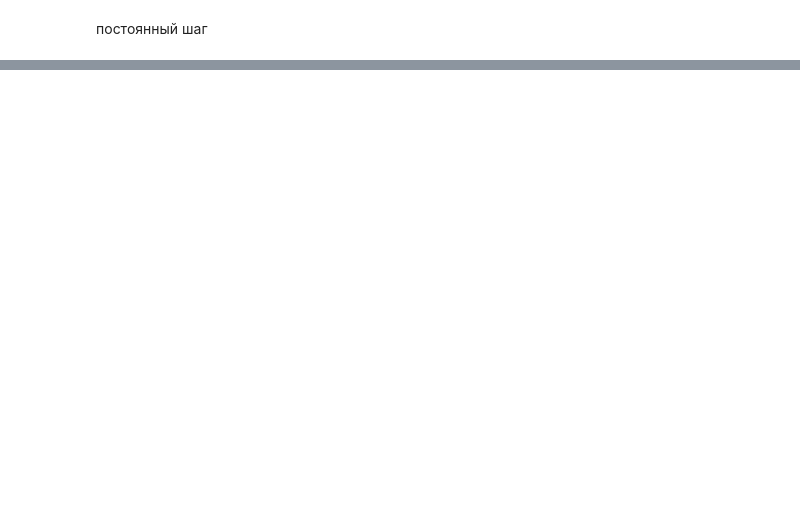
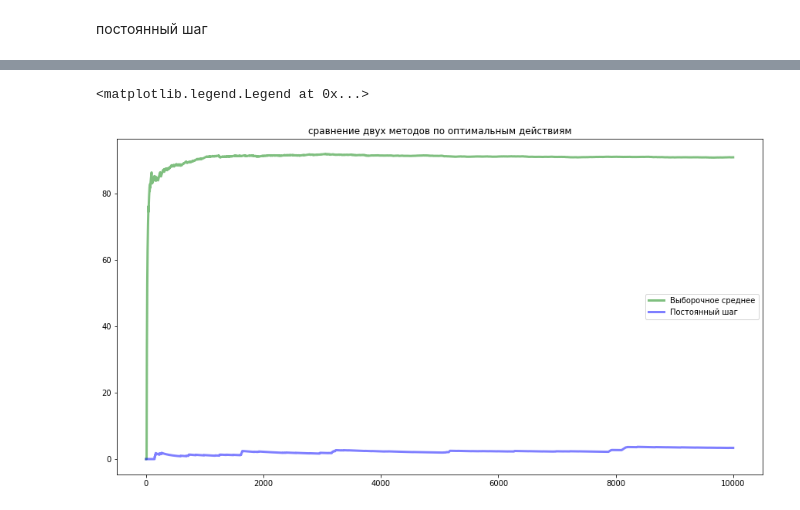
Before and after one commit to alena195101/multi-armed-bandit-, a Jupyter notebook: bandit_realisation.ipynb, the cells around one changed output, grey strips where cells are left out. Drawn from its saved outputs; the diff is of its cells as text; code cells hidden in the pictures; blank space fills up the shorter version.

```diff
--- a/bandit_realisation.ipynb
+++ b/bandit_realisation.ipynb
@@ -114,0 +110,9 @@ plt.show()
+# %%
+plt.figure(figsize=(15,8))
+plt.plot(range(len(reward_avg_l)),percent_optim_list, alpha = 0.5,linewidth = 3, c='g', label = 'Выборочное среднее')
+plt.plot(range(len(reward_avg_l)),percent_optim_list_const, alpha = 0.5,linewidth = 3, c='b', label = 'Постоянный шаг')
+plt.title('сравнение двух методов по оптимальным действиям')
+plt.legend()
+# %% [output]
+<matplotlib.legend.Legend at 0x...>
+[figure, added]
```
Also changed, not shown: parts of 7 cells of this notebook.
